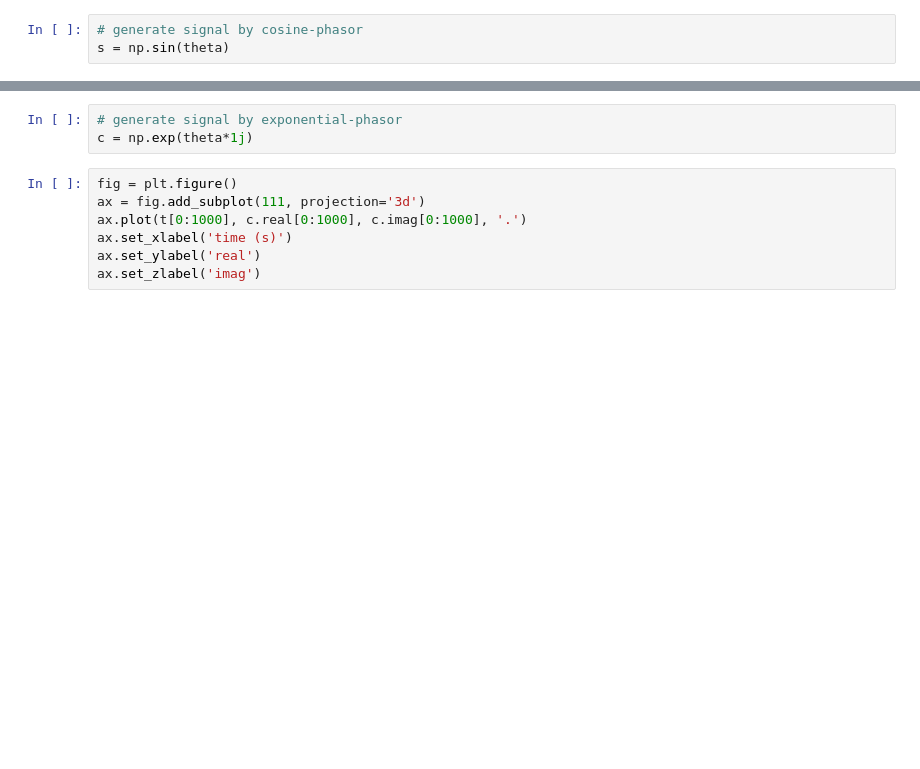
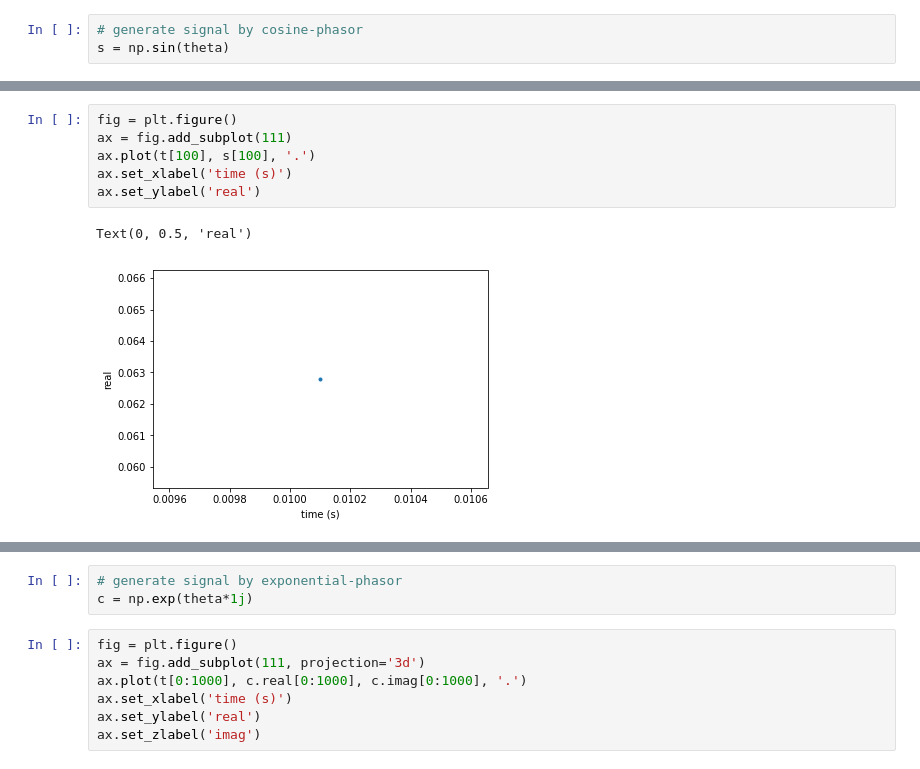
Before and after one commit to HeeSanShin/CLASS2019SPRING, a Jupyter notebook: sound.ipynb, the cells around one changed output, grey strips where cells are left out. Saved outputs shown, nothing was run; the diff lists cells and outputs as text; blank space fills up the shorter version.

```diff
--- a/sound.ipynb
+++ b/sound.ipynb
@@ -45,0 +116,9 @@ Text(0, 0.5, 'real')
+# %%
+fig = plt.figure()
+ax = fig.add_subplot(111)
+ax.plot(t[100], s[100], '.')
+ax.set_xlabel('time (s)')
+ax.set_ylabel('real')
+# %% [output]
+Text(0, 0.5, 'real')
+[figure, added]
```
Also changed, not shown: parts of 22 cells of this notebook.
